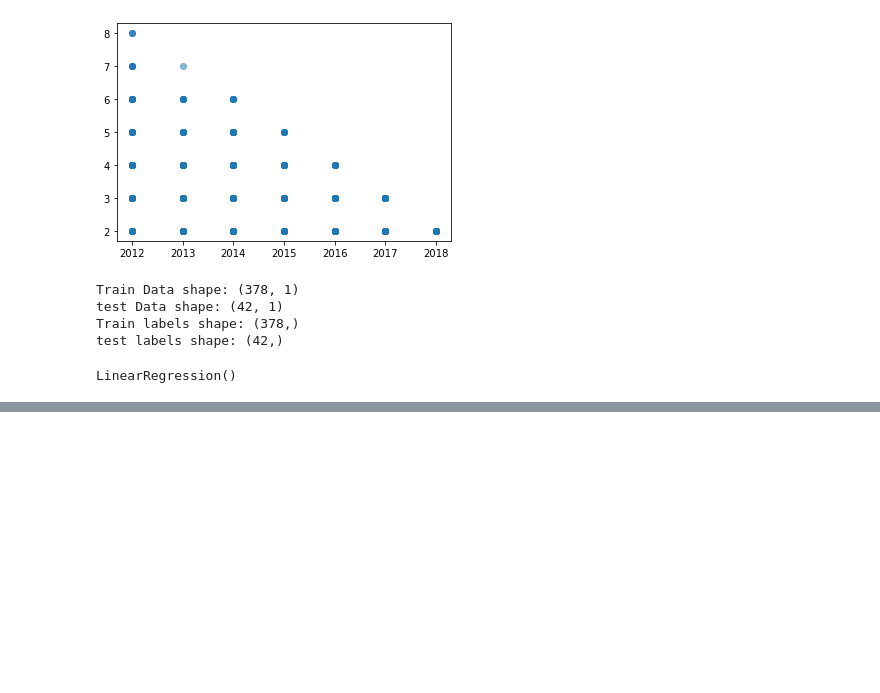
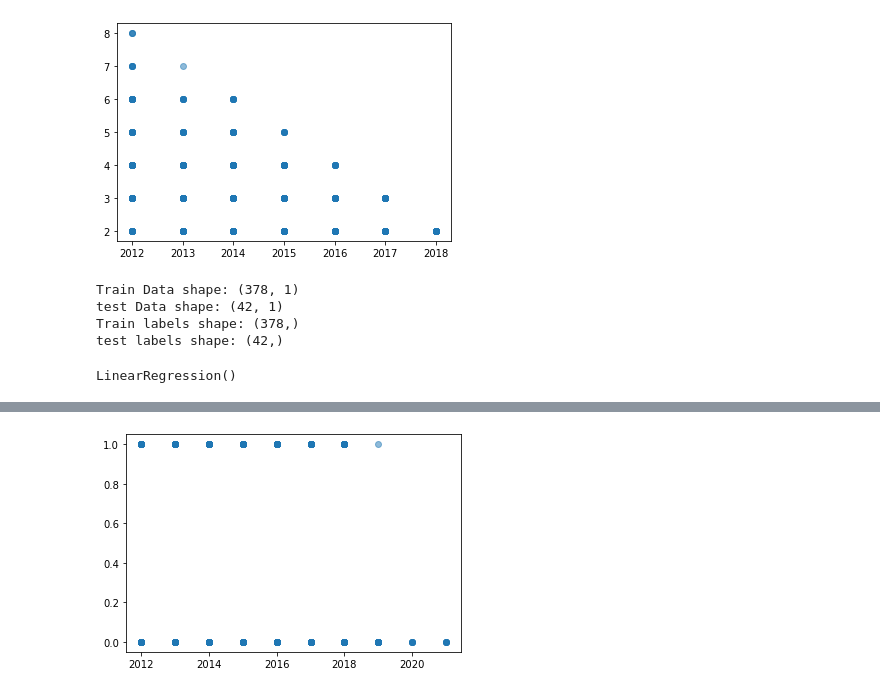
Before and after one commit to nachxnx/IA-MCT-GRUPO4, a Jupyter notebook: Civil/PreProcesamiento.ipynb, the cells around one changed output, grey strips where cells are left out. Saved outputs shown, nothing was run; the diff lists cells and outputs as text; code cells hidden in the pictures; blank space fills up the shorter version.

```diff
--- a/Civil/PreProcesamiento.ipynb
+++ b/Civil/PreProcesamiento.ipynb
@@ -208,0 +226,6 @@ plt.show()
+# %%
+daf=civil[(civil["Aprobado"]=="S")|(civil["Aprobado"]=="N") ]
+# %%
+estudiantes=np.unique(daf['id_anony'])
+materias=np.unique(daf['Asignatura'])
+print(len(estudiantes))
@@ -208,0 +277,3 @@ plt.show()
+# %%
+Datos=pd.DataFrame({'Alumnos':Alumnos,'Ingreso':Inicio,'Duracion':Duracion,'Materias':Mate,'CB Fin':Aprobado})
+Datos.head(50)
@@ -208,0 +298,9 @@ plt.show()
+# %%
+x=Datos.iloc[:,1].values
+X=x.reshape(-1, 1)
+y=Datos.iloc[:,3].values
+# %%
+plt.scatter(X,y,alpha=0.5)
+plt.show()
+# %% [output]
+[figure, added]
```
Also changed, not shown: parts of 23 cells of this notebook.
